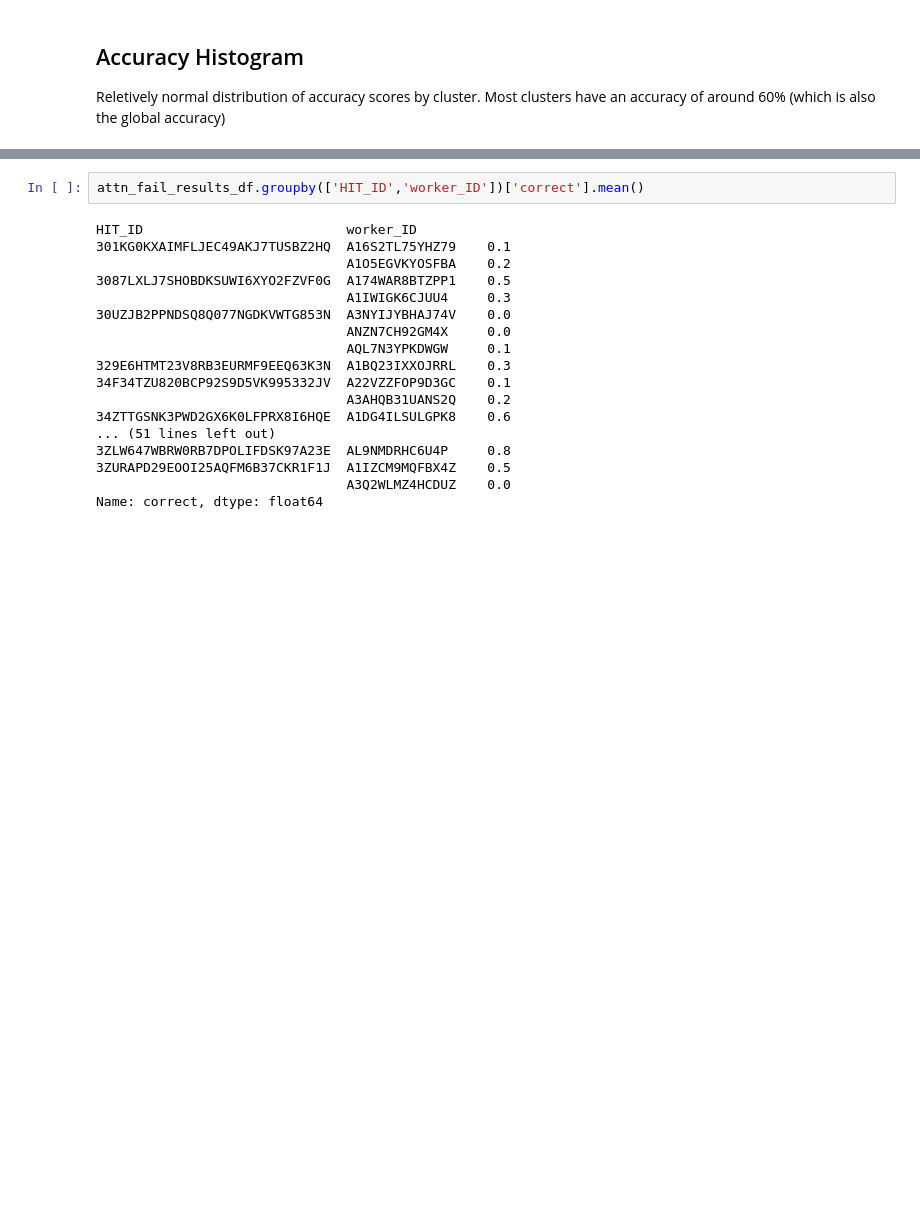
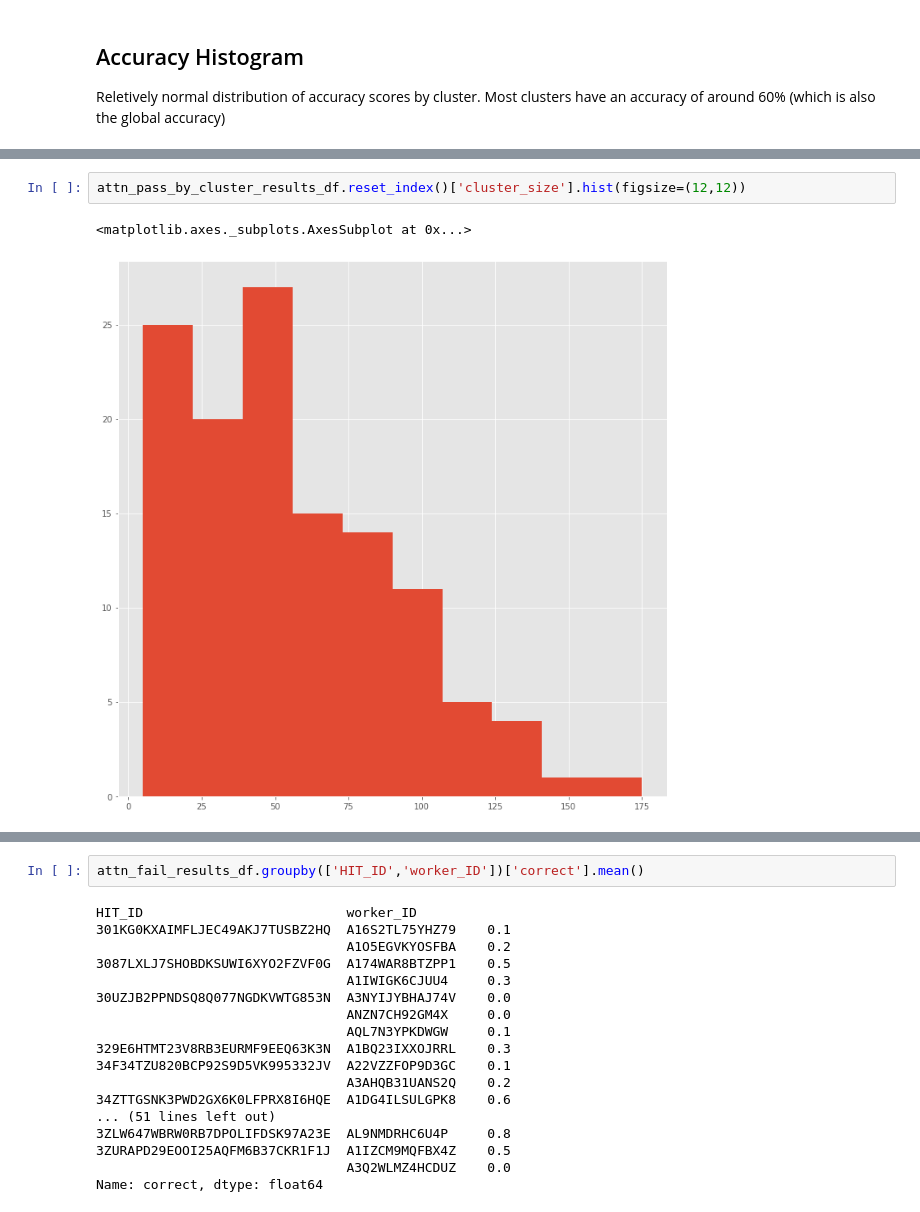
Before and after one commit to jmaddock/knowledge_graph, a Jupyter notebook: mturk_read_results_10-6-20.ipynb, the cells around one changed output, grey strips where cells are left out. Saved outputs shown, nothing was run; the diff lists cells and outputs as text; blank space fills up the shorter version.

Commit message:
full mturk validation results

```diff
--- a/mturk_read_results_10-6-20.ipynb
+++ b/mturk_read_results_10-6-20.ipynb
@@ -183,0 +222,5 @@ attn_pass_results_df.groupby(['cluster','label'])['correct'].mean().hist(bins=10
+# %%
+attn_pass_by_cluster_results_df.reset_index()['cluster_size'].hist(figsize=(12,12))
+# %% [output]
+<matplotlib.axes._subplots.AxesSubplot at 0x...>
+[figure, added]
```
Also changed, not shown: parts of 8 cells of this notebook.
